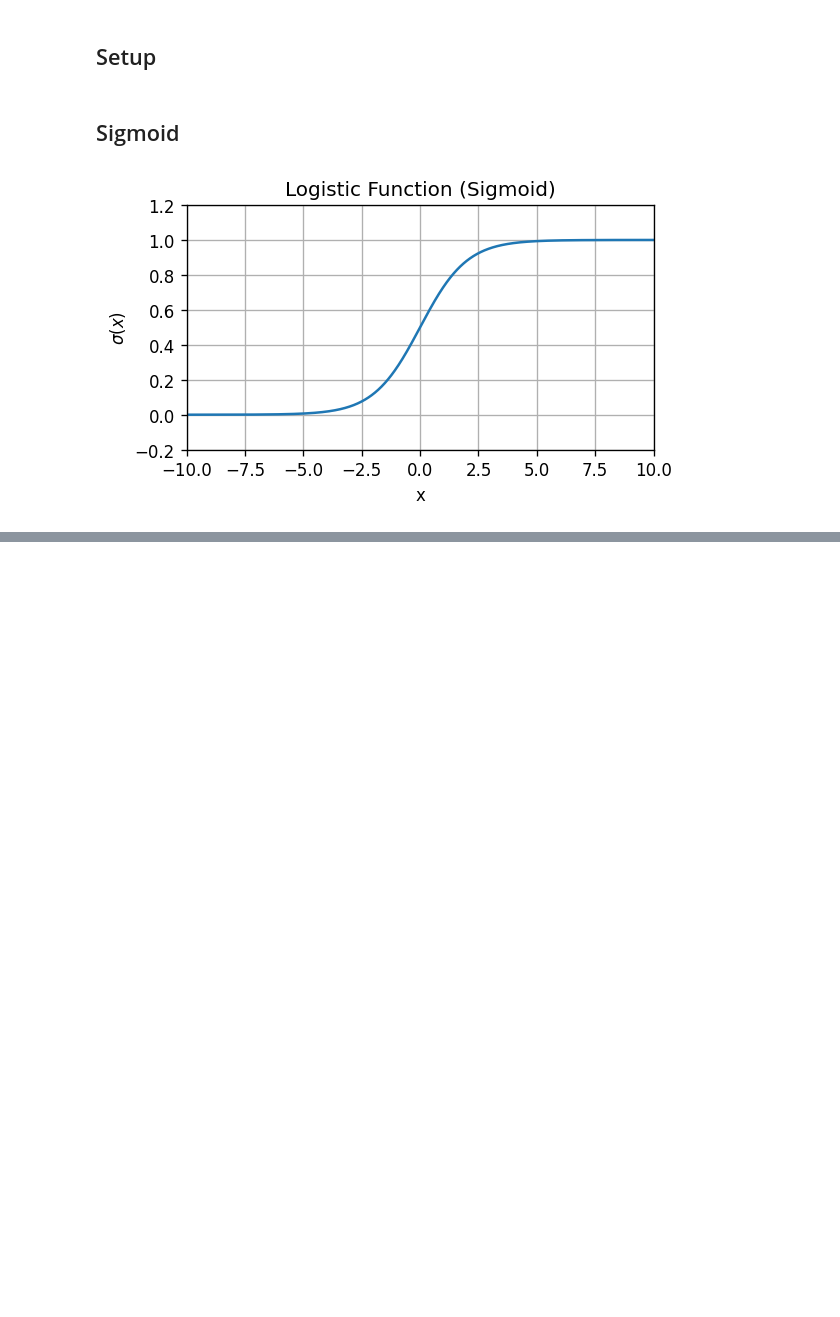
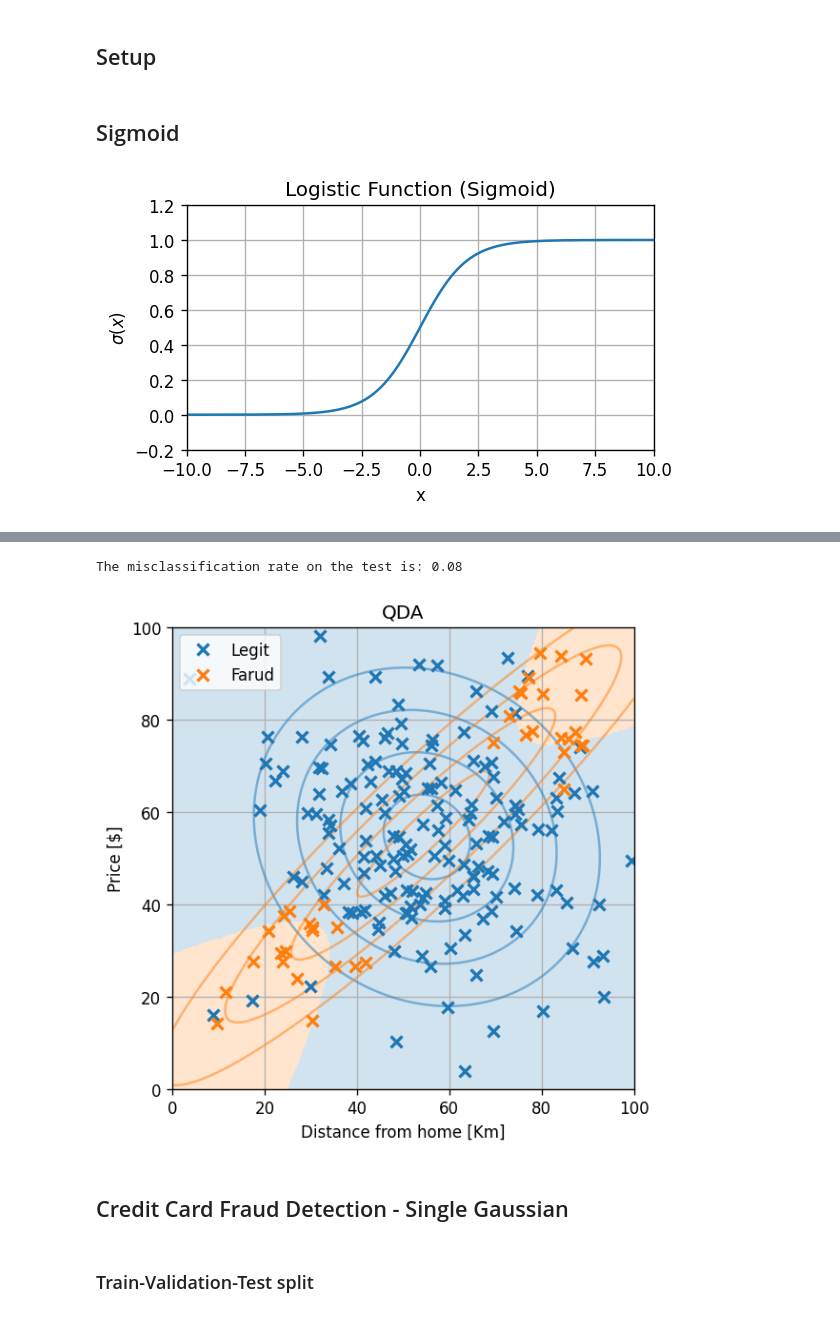
Before and after one commit to technion046195/technion046195, a Jupyter notebook: content/lecture07/code.ipynb, the cells around one changed output, grey strips where cells are left out. Saved outputs shown, nothing was run; the diff lists cells and outputs as text; code cells hidden in the pictures; blank space fills up the shorter version.

```diff
--- a/content/lecture07/code.ipynb
+++ b/content/lecture07/code.ipynb
@@ -52,0 +91,11 @@ fig.savefig('./output/sigmoid.png', dpi=240)
+# %%
+from scipy.stats import multivariate_normal
+def plot_gaussian(ax, x_grid, mu, cov_mat, colors='k'):
+    norm_dist = multivariate_normal(mu, cov_mat)
+    ax.contour(x_grid[:, :, 0], x_grid[:, :, 1],
+               norm_dist.pdf(np.stack((x_grid[:, :, 0], x_grid[:, :, 1]), axis=2)),
+               colors=colors,
+               alpha=0.5,
+#                levels=np.array([0.25, 0.5, 0.75, 1]) * np.exp(-3 ** 2 / 2) / 2 / np.pi / np.linalg.det(cov_mat) ** 0.5,
+               levels=np.exp(-np.array([2, 1.5, 1, 0.5]) ** 2 / 2) / 2 / np.pi / np.linalg.det(cov_mat) ** 0.5,
+               )
@@ -52,0 +155,17 @@ fig.savefig('./output/sigmoid.png', dpi=240)
+# %%
+from sklearn.discriminant_analysis import QuadraticDiscriminantAnalysis
+
+## Create the classifier object
+clf = QuadraticDiscriminantAnalysis(store_covariance=True)
+
+## Train the classifier
+clf.fit(x_train_full, y_train_full)
+
+h_func = lambda x: clf.predict(x)
+
+print(clf.priors_[0])
+print(clf.priors_[1])
+print(clf.means_[0])
+print(clf.means_[1])
+print(clf.covariance_[0])
+print(clf.covariance_[1])
@@ -52,0 +181,22 @@ fig.savefig('./output/sigmoid.png', dpi=240)
+# %%
+fig, ax = plt.subplots(figsize=(5, 5))
+ax.plot(x_train_full[~y_train_full, 0], x_train_full[~y_train_full, 1], 'x', label='Legit', ms=7, mew=2)
+ax.plot(x_train_full[y_train_full, 0], x_train_full[y_train_full, 1], 'x', label='Farud', ms=7, mew=2)
+plot_grid_predict(ax, h_func, x_grid)
+plot_gaussian(ax, x_grid, clf.means_[0], clf.covariance_[0], colors=plt.cm.tab10([0]))
+plot_gaussian(ax, x_grid, clf.means_[1], clf.covariance_[1], colors=plt.cm.tab10([1]))
+ax.set_title('QDA')
+ax.set_xlabel('Distance from home [Km]')
+ax.set_ylabel('Price [$]')
+ax.set_xlim(x_grid[0, 0, 0].min(), x_grid[0, -1, 0].max())
+ax.set_ylim(x_grid[0, 0, 1].min(), x_grid[-1, 0, 1].max())
+plt.tight_layout()
+ax.legend(loc='upper left')
+fig.savefig('./output/transactions_qda.png', dpi=240)
+
+print(f'The misclassification rate on the test is: {calc_score(h_func, x_test, y_test):.2f}')
+# %% [output]
+The misclassification rate on the test is: 0.08
+[figure, added]
+# %% [markdown]
+## Credit Card Fraud Detection - Single Gaussian
@@ -52,0 +212,2 @@ fig.savefig('./output/sigmoid.png', dpi=240)
+# %% [markdown]
+### Train-Validation-Test split
```
Also changed, not shown: parts of 28 cells of this notebook, 21 other files.
